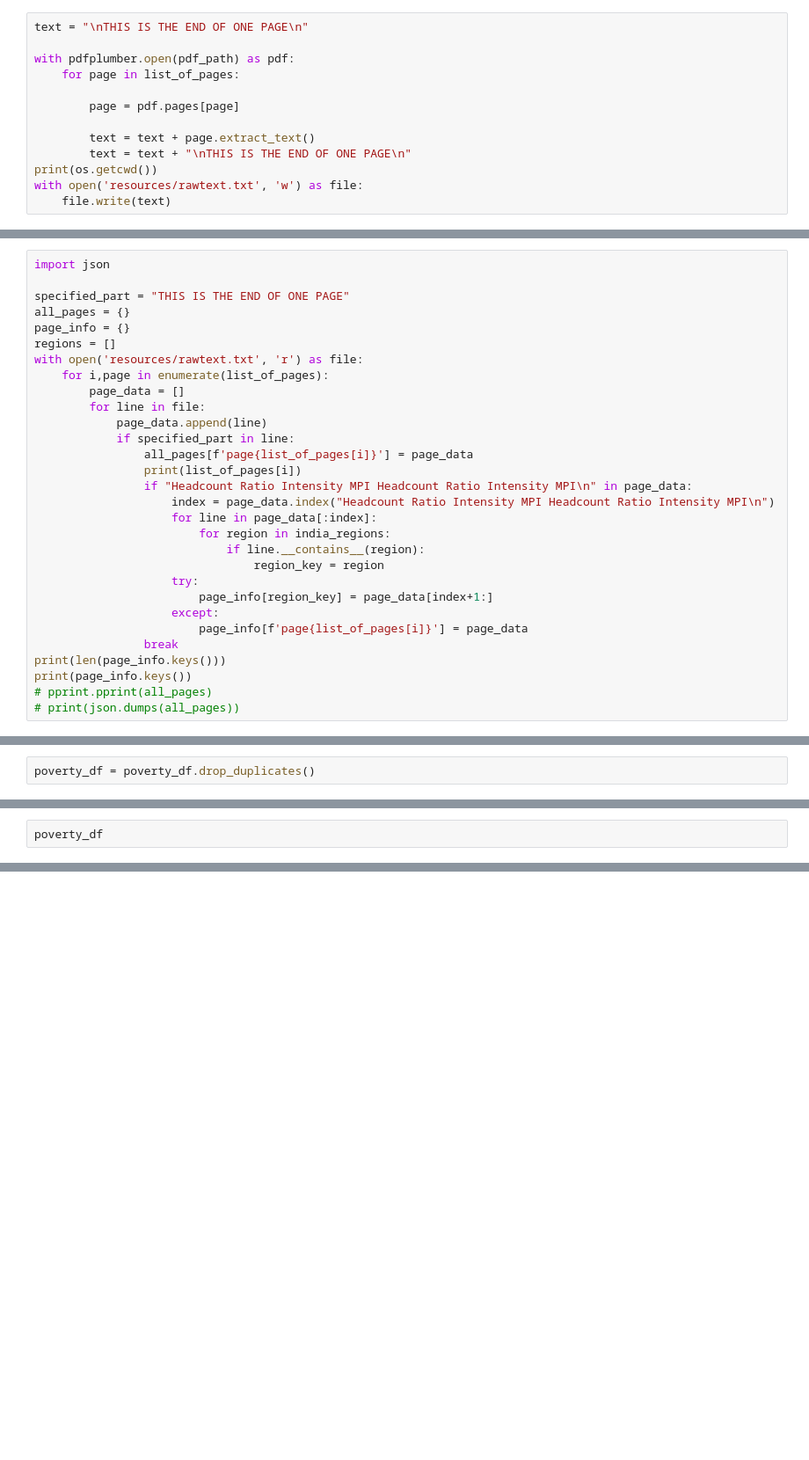
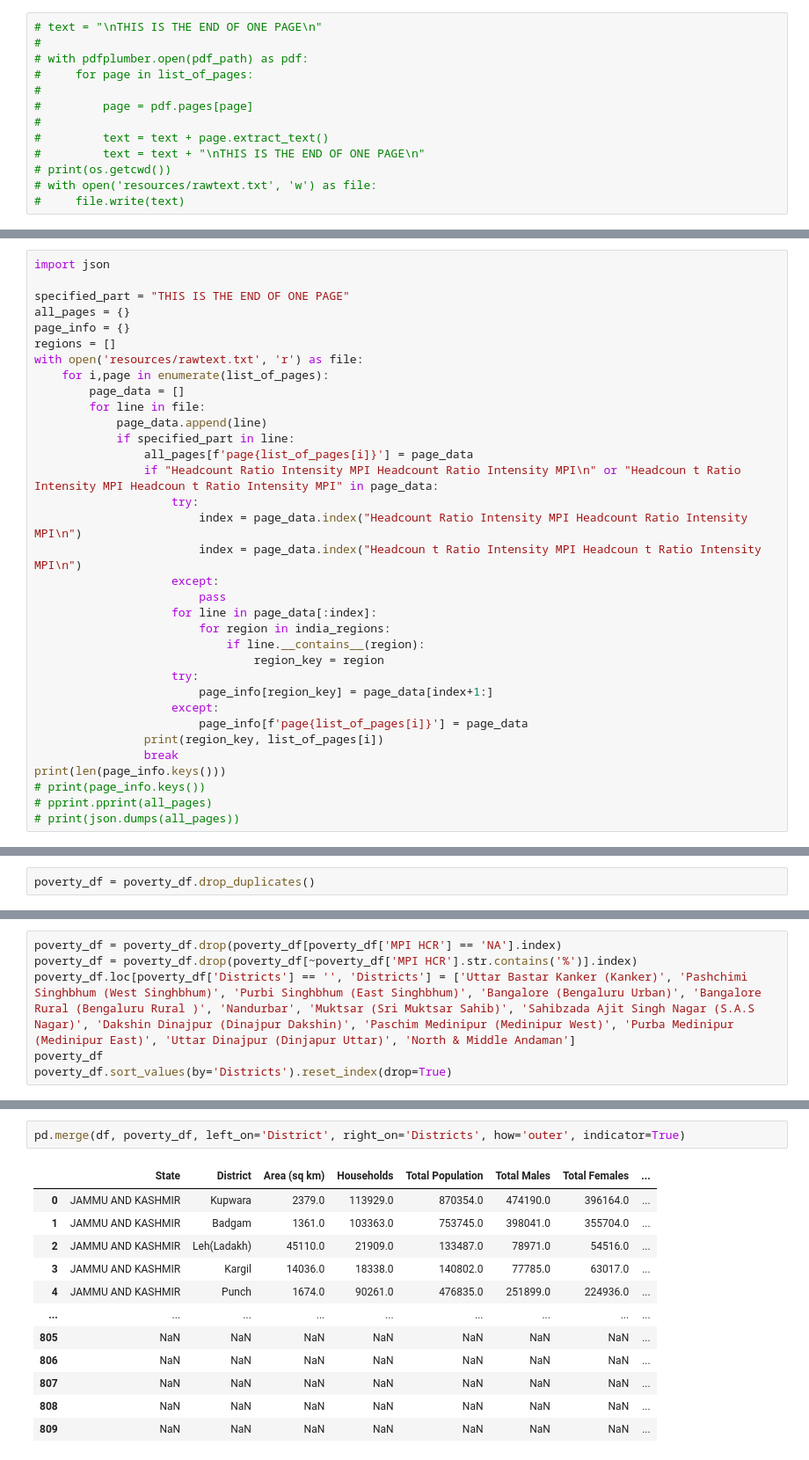
Before and after one commit to tam0w/poverty_data, a Jupyter notebook: eda.ipynb, the cells around one changed output, grey strips where cells are left out. Shown at 88% size. Drawn from its saved outputs; the diff is of its cells as text; blank space fills up the shorter version.

```diff
--- a/eda.ipynb
+++ b/eda.ipynb
@@ -234,13 +229,13 @@ print(list_of_pages)
 # %%
-text = "\nTHIS IS THE END OF ONE PAGE\n"
-
-with pdfplumber.open(pdf_path) as pdf:
-    for page in list_of_pages:
-
-        page = pdf.pages[page]
-
-        text = text + page.extract_text()
-        text = text + "\nTHIS IS THE END OF ONE PAGE\n"
-print(os.getcwd())
-with open('resources/rawtext.txt', 'w') as file:
-    file.write(text)
+# text = "\nTHIS IS THE END OF ONE PAGE\n"
+#
+# with pdfplumber.open(pdf_path) as pdf:
+#     for page in list_of_pages:
+#
+#         page = pdf.pages[page]
+#
+#         text = text + page.extract_text()
+#         text = text + "\nTHIS IS THE END OF ONE PAGE\n"
+# print(os.getcwd())
+# with open('resources/rawtext.txt', 'w') as file:
+#     file.write(text)
@@ -305,9 +298,12 @@ with open('resources/rawtext.txt', 'r') as file:
             page_data.append(line)
             if specified_part in line:
                 all_pages[f'page{list_of_pages[i]}'] = page_data
-                print(list_of_pages[i])
-                if "Headcount Ratio Intensity MPI Headcount Ratio Intensity MPI\n" in page_data:
-                    index = page_data.index("Headcount Ratio Intensity MPI Headcount Ratio Intensity MPI\n")
+                if "Headcount Ratio Intensity MPI Headcount Ratio Intensity MPI\n" or "Headcoun t Ratio Intensity MPI Headcoun t Ratio Intensity MPI" in page_data:
+                    try:
+                        index = page_data.index("Headcount Ratio Intensity MPI Headcount Ratio Intensity MPI\n")
+                        index = page_data.index("Headcoun t Ratio Intensity MPI Headcoun t Ratio Intensity MPI\n")
+                    except:
+                        pass
                     for line in page_data[:index]:
                         for region in india_regions:
                             if line.__contains__(region):
@@ -316,9 +312,10 @@ with open('resources/rawtext.txt', 'r') as file:
                         page_info[region_key] = page_data[index+1:]
                     except:
                         page_info[f'page{list_of_pages[i]}'] = page_data
+                print(region_key, list_of_pages[i])
                 break
 print(len(page_info.keys()))
-print(page_info.keys())
+# print(page_info.keys())
 # pprint.pprint(all_pages)
 # print(json.dumps(all_pages))
 # %% [output]
@@ -426,3 +522,7 @@ memory usage: 12.6+ KB
 # %%
+poverty_df = poverty_df.drop(poverty_df[poverty_df['MPI HCR'] == 'NA'].index)
+poverty_df = poverty_df.drop(poverty_df[~poverty_df['MPI HCR'].str.contains('%')].index)
+poverty_df.loc[poverty_df['Districts'] == '', 'Districts'] = ['Uttar Bastar Kanker (Kanker)', 'Pashchimi Singhbhum (West Singhbhum)', 'Purbi Singhbhum (East Singhbhum)', 'Bangalore (Bengaluru Urban)', 'Bangalore Rural (Bengaluru Rural )', 'Nandurbar', 'Muktsar (Sri Muktsar Sahib)', 'Sahibzada Ajit Singh Nagar (S.A.S Nagar)', 'Dakshin Dinajpur (Dinajpur Dakshin)', 'Paschim Medinipur (Medinipur West)', 'Purba Medinipur (Medinipur East)', 'Uttar Dinajpur (Dinjapur Uttar)', 'North & Middle Andaman']
 poverty_df
+poverty_df.sort_values(by='Districts').reset_index(drop=True)
 # %% [output]
@@ -429,0 +542,15 @@ NameError: name 'poverty_df' is not defined
+# %%
+pd.merge(df, poverty_df, left_on='District', right_on='Districts', how='outer', indicator=True)
+# %% [output]
+|  | State | District | Area (sq km) | Households | Total Population | Total Males | Total Females | ... |
+| 0 | JAMMU AND KASHMIR | Kupwara | 2379.0 | 113929.0 | 870354.0 | 474190.0 | 396164.0 | ... |
+| 1 | JAMMU AND KASHMIR | Badgam | 1361.0 | 103363.0 | 753745.0 | 398041.0 | 355704.0 | ... |
+| 2 | JAMMU AND KASHMIR | Leh(Ladakh) | 45110.0 | 21909.0 | 133487.0 | 78971.0 | 54516.0 | ... |
+| 3 | JAMMU AND KASHMIR | Kargil | 14036.0 | 18338.0 | 140802.0 | 77785.0 | 63017.0 | ... |
+| 4 | JAMMU AND KASHMIR | Punch | 1674.0 | 90261.0 | 476835.0 | 251899.0 | 224936.0 | ... |
+| ... | ... | ... | ... | ... | ... | ... | ... | ... |
+| 805 | NaN | NaN | NaN | NaN | NaN | NaN | NaN | ... |
+| 806 | NaN | NaN | NaN | NaN | NaN | NaN | NaN | ... |
+| 807 | NaN | NaN | NaN | NaN | NaN | NaN | NaN | ... |
+| 808 | NaN | NaN | NaN | NaN | NaN | NaN | NaN | ... |
+| 809 | NaN | NaN | NaN | NaN | NaN | NaN | NaN | ... |
```
Also changed, not shown: parts of 25 cells of this notebook, 1 other file.
